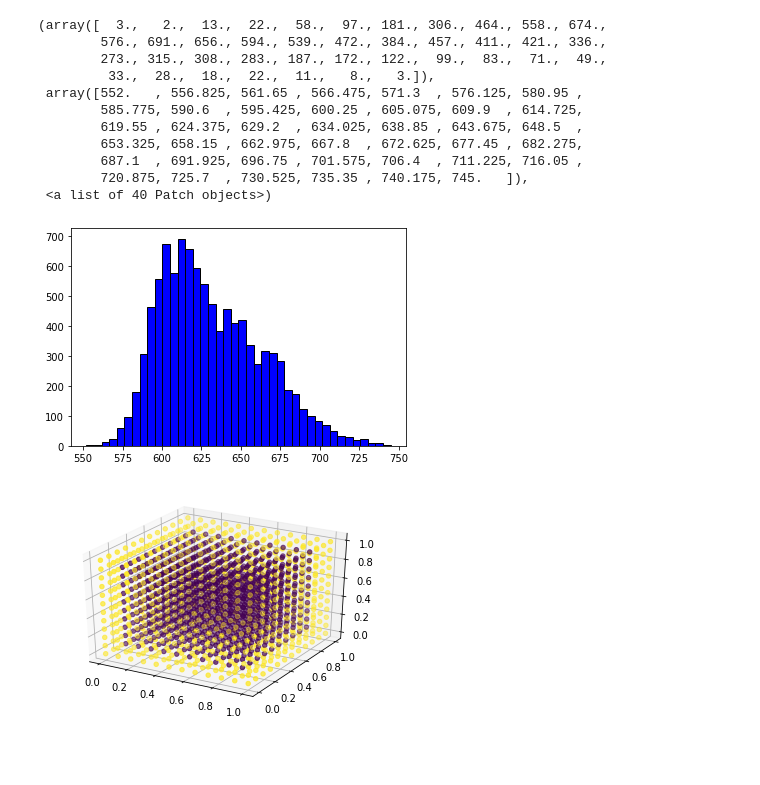
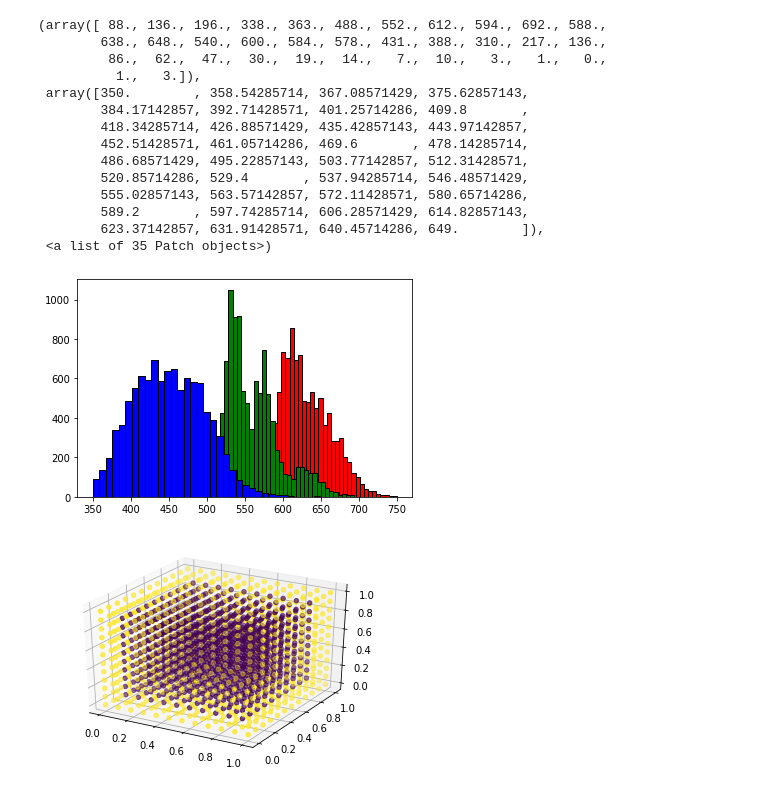
Before and after one commit to epb378/FRET-simulator, a Jupyter notebook: fretsimulator1.ipynb, the cells around one changed output. Cells and saved outputs as stored; diff of their text form; code cells hidden in the pictures; blank space fills up the shorter version.

```diff
--- a/fretsimulator1.ipynb
+++ b/fretsimulator1.ipynb
@@ -9,29 +11,44 @@ Saving redmolem.csv to redmolem.csv
 # %%
 import scipy
 import numpy as np
 from scipy import stats
-data=np.loadtxt('redmolem.csv',delimiter=',')
-wavelength=data[:,0]
-prob=data[:,1]
-custm = stats.rv_discrete(name='custm', values=(wavelength, prob))
+reddata=np.loadtxt('redmolem.csv',delimiter=',')
+redwavelength=reddata[:,0]
+greendata=np.loadtxt('greenmolem.csv',delimiter=',')
+greenwavelength=greendata[:,0]
+bluedata=np.loadtxt('bluemolem.csv',delimiter=',')
+bluewavelength=bluedata[:,0]
+redprob=reddata[:,1]
+greenprob=greendata[:,1]
+blueprob=bluedata[:,1]
+redcustm = stats.rv_discrete(name='redcustm', values=(redwavelength, redprob))
+greencustm = stats.rv_discrete(name='greencustm', values=(greenwavelength, greenprob))
+bluecustm = stats.rv_discrete(name='bluecustm', values=(bluewavelength, blueprob))
 import matplotlib.pyplot as plt
 import seaborn as sns
-plt.hist(custm.rvs(size=10000), color = 'blue', edgecolor = 'black',
-         bins = int((700-500)/5)) #plot randomly sampled wavelngths from emission distribution
+plt.hist(redcustm.rvs(size=10000), color = 'red', edgecolor = 'black',
+         bins = int((700-350)/10)) #plot randomly sampled wavelngths from emission distribution
+plt.hist(greencustm.rvs(size=10000), color = 'green', edgecolor = 'black',
+         bins = int((700-350)/10)) #plot randomly sampled wavelngths from emission distribution
+plt.hist(bluecustm.rvs(size=10000), color = 'blue', edgecolor = 'black',
+         bins = int((700-350)/10)) #plot randomly sampled wavelngths from emission distribution
 #print(custm.rvs(size=100))
 # %% [output]
-(array([  3.,   2.,  13.,  22.,  58.,  97., 181., 306., 464., 558., 674.,
-        576., 691., 656., 594., 539., 472., 384., 457., 411., 421., 336.,
-        273., 315., 308., 283., 187., 172., 122.,  99.,  83.,  71.,  49.,
-         33.,  28.,  18.,  22.,  11.,   8.,   3.]),
- array([552.   , 556.825, 561.65 , 566.475, 571.3  , 576.125, 580.95 ,
-        585.775, 590.6  , 595.425, 600.25 , 605.075, 609.9  , 614.725,
-        619.55 , 624.375, 629.2  , 634.025, 638.85 , 643.675, 648.5  ,
-        653.325, 658.15 , 662.975, 667.8  , 672.625, 677.45 , 682.275,
-        687.1  , 691.925, 696.75 , 701.575, 706.4  , 711.225, 716.05 ,
-        720.875, 725.7  , 730.525, 735.35 , 740.175, 745.   ]),
- <a list of 40 Patch objects>)
+(array([ 88., 136., 196., 338., 363., 488., 552., 612., 594., 692., 588.,
+        638., 648., 540., 600., 584., 578., 431., 388., 310., 217., 136.,
+         86.,  62.,  47.,  30.,  19.,  14.,   7.,  10.,   3.,   1.,   0.,
+          1.,   3.]),
+ array([350.        , 358.54285714, 367.08571429, 375.62857143,
+        384.17142857, 392.71428571, 401.25714286, 409.8       ,
+        418.34285714, 426.88571429, 435.42857143, 443.97142857,
+        452.51428571, 461.05714286, 469.6       , 478.14285714,
+        486.68571429, 495.22857143, 503.77142857, 512.31428571,
+        520.85714286, 529.4       , 537.94285714, 546.48571429,
+        555.02857143, 563.57142857, 572.11428571, 580.65714286,
+        589.2       , 597.74285714, 606.28571429, 614.82857143,
+        623.37142857, 631.91428571, 640.45714286, 649.        ]),
+ <a list of 35 Patch objects>)
-[figure, old version]
+[figure, new version]
 # %%
 from mpl_toolkits.mplot3d import Axes3D #(3D scatter https://matplotlib.org/3.1.1/gallery/mplot3d/scatter3d.html)
 #import numpy as np
```
Also changed, not shown: parts of 1 cell of this notebook.
